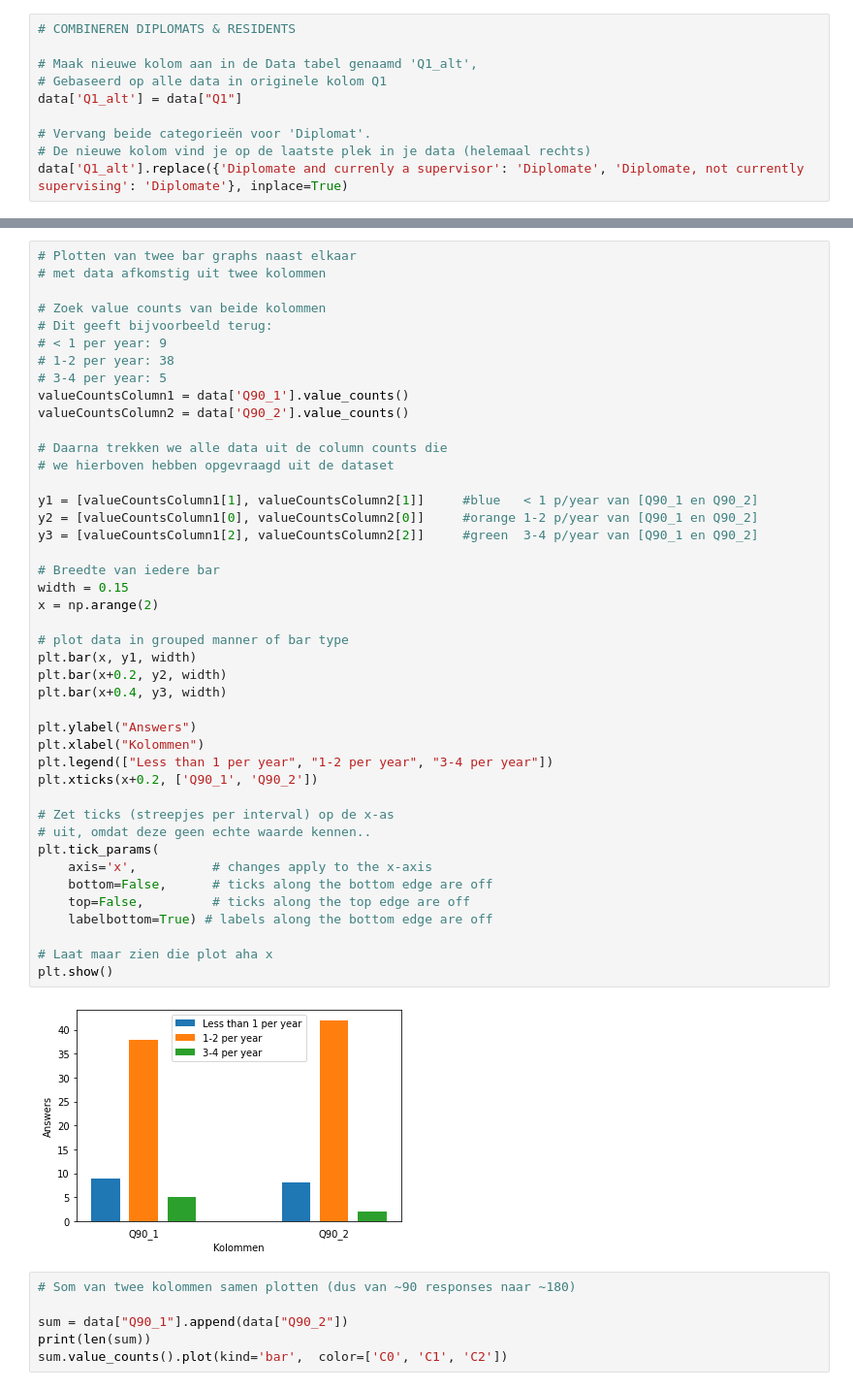
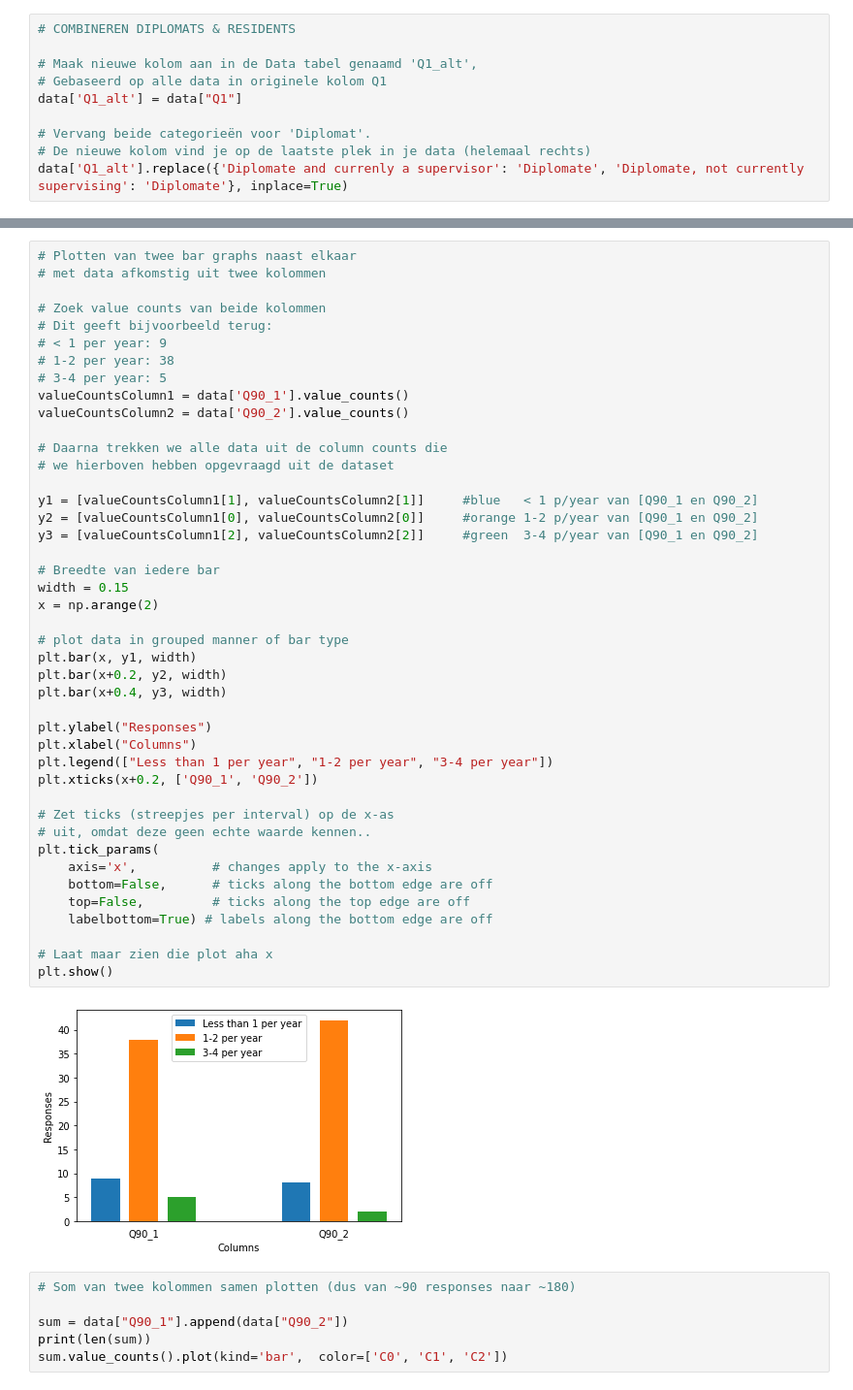
Before and after one commit to FransHuntink/PythonDataScience, a Jupyter notebook: DemoData/SophieVisuals.ipynb, the cells around one changed output, grey strips where cells are left out. Shown: that part at 97% size. Saved outputs shown, nothing was run; the diff lists cells and outputs as text.

```diff
--- a/DemoData/SophieVisuals.ipynb
+++ b/DemoData/SophieVisuals.ipynb
@@ -156,36 +156,36 @@ valueCountsColumn2 = data['Q90_2'].value_counts()
 # Daarna trekken we alle data uit de column counts die
 # we hierboven hebben opgevraagd uit de dataset
 
 y1 = [valueCountsColumn1[1], valueCountsColumn2[1]]     #blue   < 1 p/year van [Q90_1 en Q90_2]
 y2 = [valueCountsColumn1[0], valueCountsColumn2[0]]     #orange 1-2 p/year van [Q90_1 en Q90_2]
 y3 = [valueCountsColumn1[2], valueCountsColumn2[2]]     #green  3-4 p/year van [Q90_1 en Q90_2]
 
 # Breedte van iedere bar
 width = 0.15
 x = np.arange(2)
 
 # plot data in grouped manner of bar type
 plt.bar(x, y1, width)
 plt.bar(x+0.2, y2, width)
 plt.bar(x+0.4, y3, width)
 
-plt.ylabel("Answers")
-plt.xlabel("Kolommen")
+plt.ylabel("Responses")
+plt.xlabel("Columns")
 plt.legend(["Less than 1 per year", "1-2 per year", "3-4 per year"])
 plt.xticks(x+0.2, ['Q90_1', 'Q90_2'])
 
 # Zet ticks (streepjes per interval) op de x-as
 # uit, omdat deze geen echte waarde kennen..
 plt.tick_params(
     axis='x',          # changes apply to the x-axis
     bottom=False,      # ticks along the bottom edge are off
     top=False,         # ticks along the top edge are off
     labelbottom=True) # labels along the bottom edge are off
 
 # Laat maar zien die plot aha x
 plt.show()
 # %% [output]
-[figure, old version]
+[figure, new version]
 # %%
 # Som van twee kolommen samen plotten (dus van ~90 responses naar ~180)
 
```
Also changed, not shown: parts of 2 cells of this notebook.
